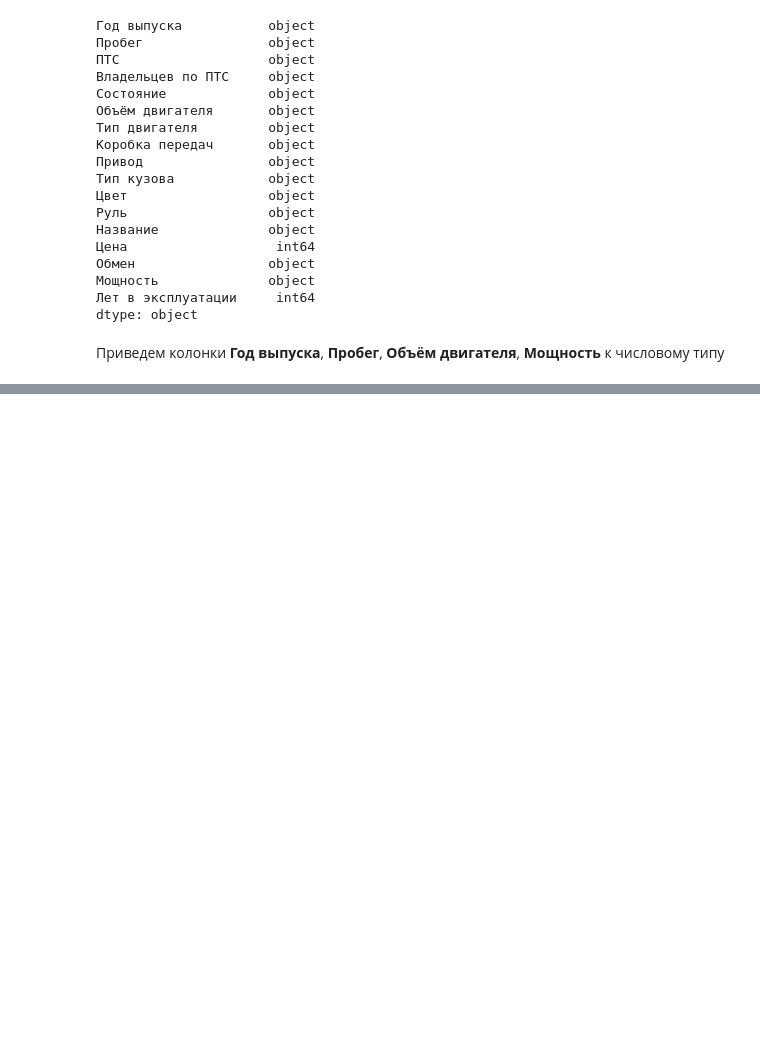
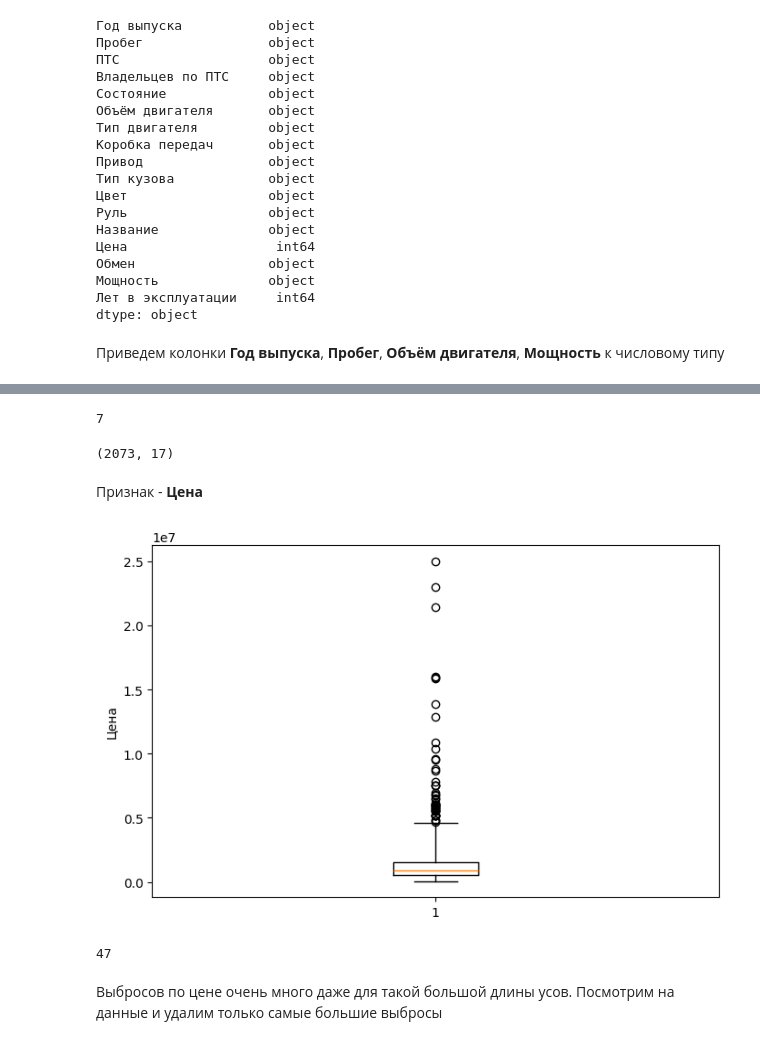
Before and after one commit to DmitryKolbanov/data-science-projects, a Jupyter notebook: car_price/notebooks/data_prep.ipynb, the cells around one changed output, grey strips where cells are left out. Saved outputs shown, nothing was run; the diff lists cells and outputs as text; code cells hidden in the pictures; blank space fills up the shorter version.

```diff
--- a/car_price/notebooks/data_prep.ipynb
+++ b/car_price/notebooks/data_prep.ipynb
@@ -324,0 +395,7 @@ data[cols_to_num] = data[cols_to_num].map(pd.to_numeric)
+# %%
+# посмотрим, сколько выбросов
+low, up = low_up_bounds('Пробег', 3)
+
+data[data['Пробег'] >= int(up)].shape[0]
+# %% [output]
+7
@@ -324,0 +405,25 @@ data[cols_to_num] = data[cols_to_num].map(pd.to_numeric)
+# %%
+data.shape
+# %% [output]
+(2073, 17)
+# %% [markdown]
+Признак - **Цена**
+# %%
+fig = plt.figure()
+fig.set_size_inches(8, 5)
+
+plt.boxplot(data['Цена'], whis=3)
+plt.ylabel('Цена')
+
+plt.show()
+# %% [output]
+[figure, added]
+# %%
+# посмотрим, сколько выбросов
+low, up = low_up_bounds('Цена', 3)
+
+data[data['Цена'] >= int(up)].shape[0]
+# %% [output]
+47
+# %% [markdown]
+Выбросов по цене очень много даже для такой большой длины усов. Посмотрим на данные и удалим только самые большие выбросы
```
Also changed, not shown: parts of 34 cells of this notebook.
